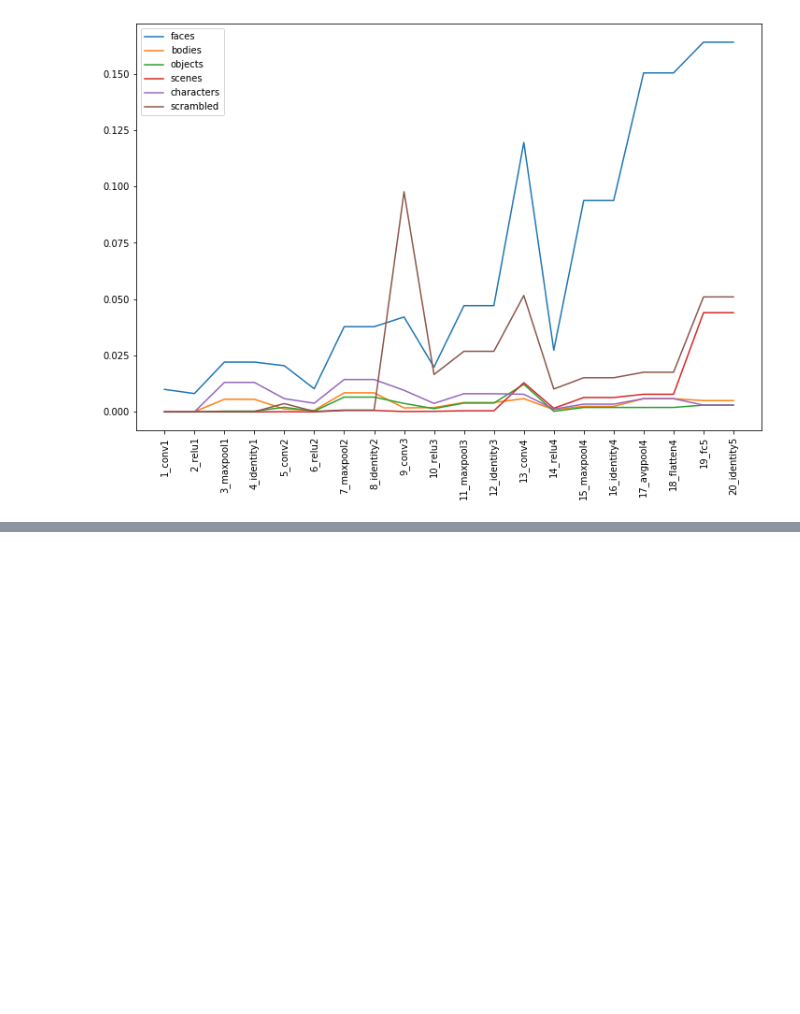
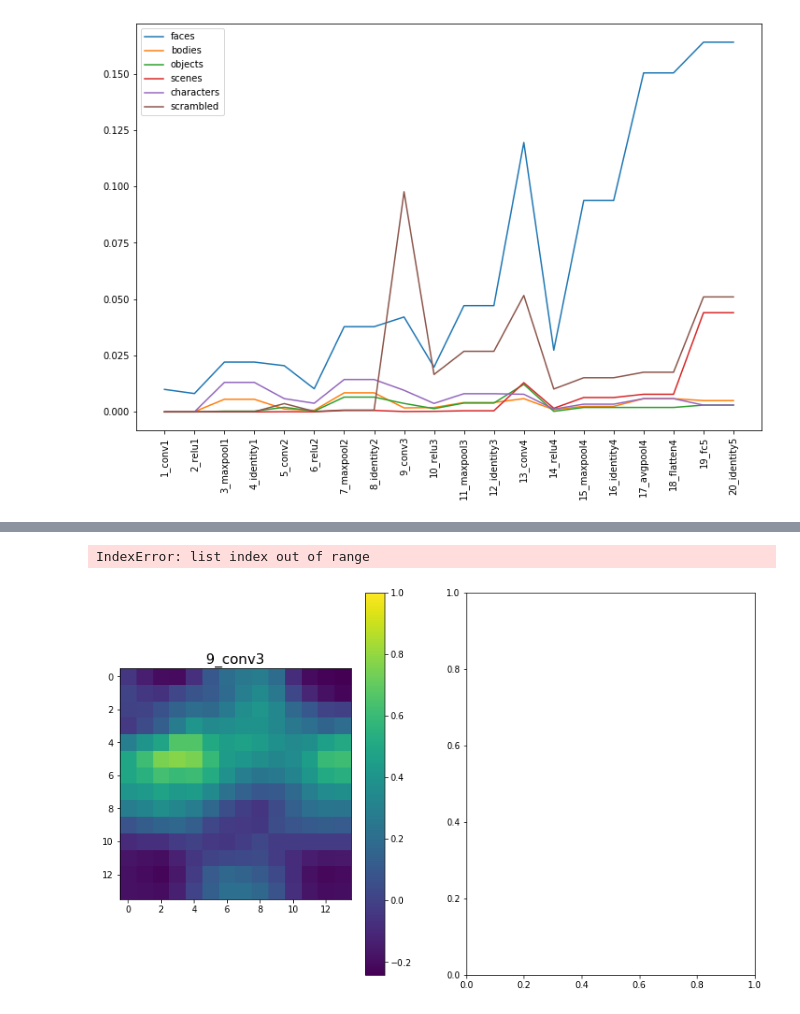
Before and after one commit to jacob-prince/RotspaceIT, a Jupyter notebook: notebooks/n02_floc_selectivity.ipynb, the cells around one changed output, grey strips where cells are left out. Saved outputs shown, nothing was run; the diff lists cells and outputs as text; code cells hidden in the pictures; blank space fills up the shorter version.

```diff
--- a/notebooks/n02_floc_selectivity.ipynb
+++ b/notebooks/n02_floc_selectivity.ipynb
@@ -210,0 +268,10 @@ plt.xticks(np.arange(len(layers_to_load)),np.array(layers_to_load),rotation=90);
+# %%
+plt.figure(figsize=(20,8))
+c = 1
+for i in range(3):
+    plt.subplot(1,3,c)
+    rsa.plot_matrix(maps[c-1],vmin=0,vmax=1,tl=layer_list[c-1],fontsize=16)
+    c+=1
+# %% [output]
+IndexError: list index out of range
+[figure, added]
```
Also changed, not shown: parts of 6 cells of this notebook, 2 other files.
